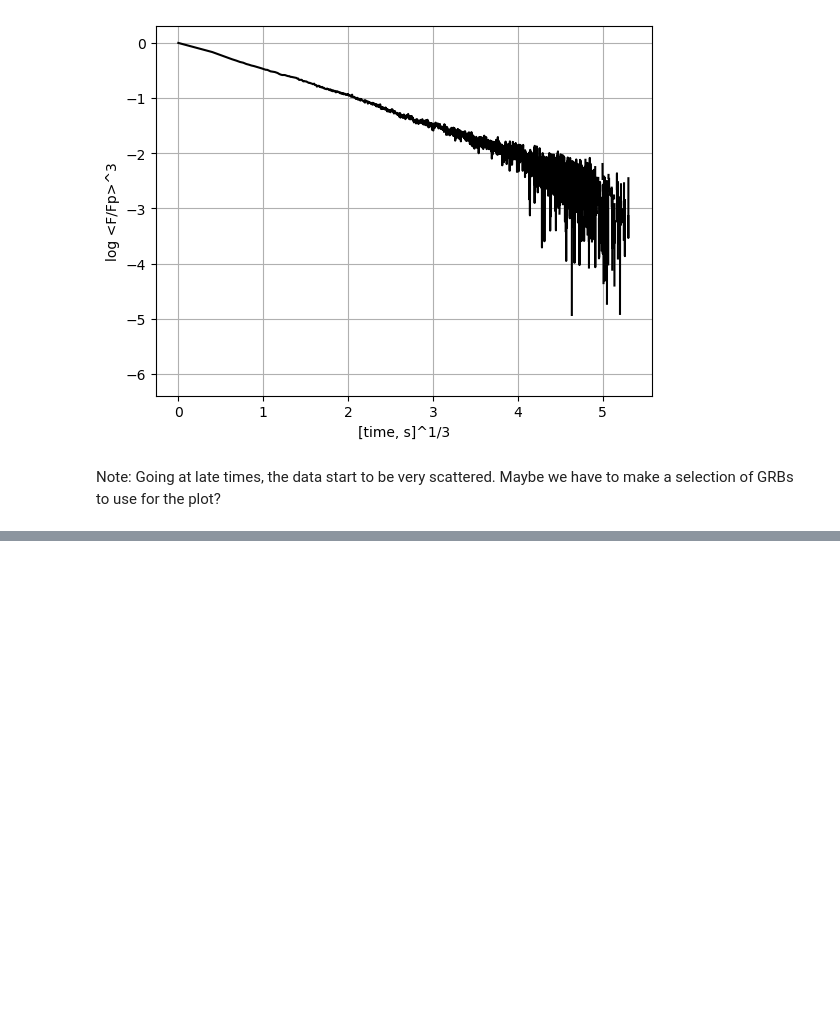
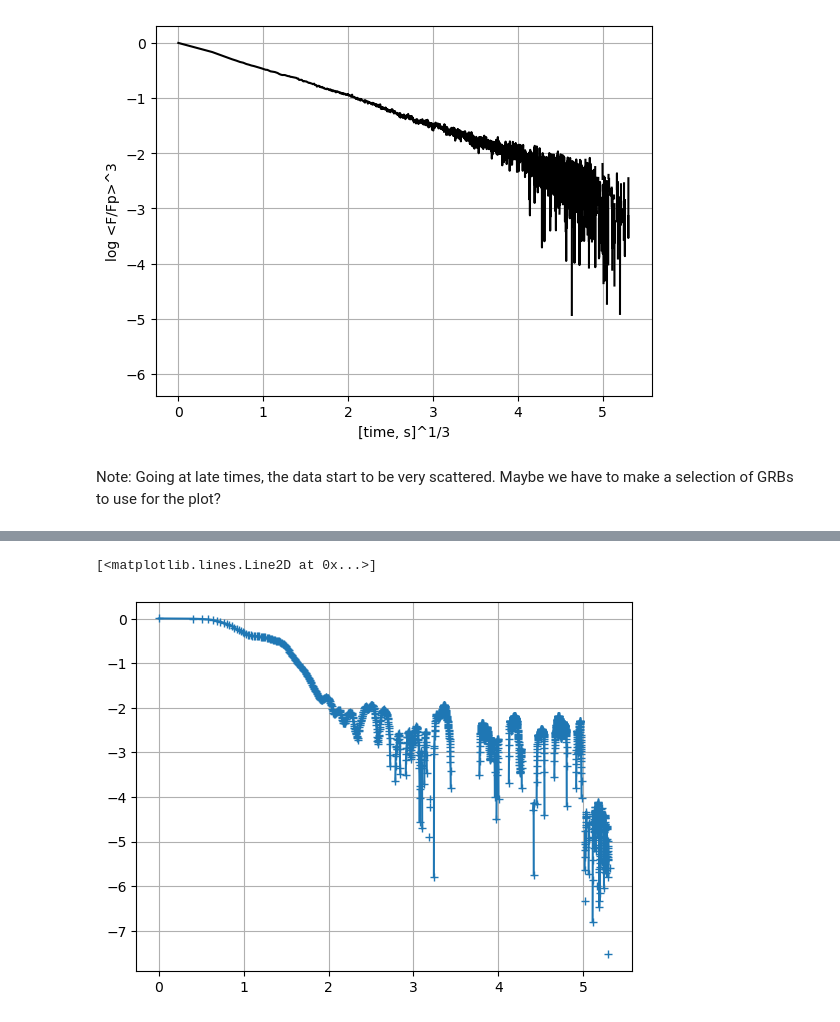
Before and after one commit to romanomaccary/geneticgrbs_v2, a Jupyter notebook: statistical_test/Real_GRBs_Test.ipynb, the cells around one changed output, grey strips where cells are left out. Saved outputs shown, nothing was run; the diff lists cells and outputs as text; code cells hidden in the pictures; blank space fills up the shorter version.

Commit message:
ACF calculation test (updated file)
Uploading the correct version of the notebook

```diff
--- a/statistical_test/Real_GRBs_Test.ipynb
+++ b/statistical_test/Real_GRBs_Test.ipynb
@@ -98,0 +106,20 @@ Note: Going at late times, the data start to be very scattered. Maybe we have to
+# %%
+bin_time = 0.064 #[s] temporal bins for BATSE
+file_path = 'E:/grb_to_test/CGRO_BATSE/'
+grb_list = ["00105_all_bs.out","00107_all_bs.out","00108_all_bs.out","00109_all_bs.out","00110_all_bs.out"]
+#grb_list = [grb_num.rstrip('\n') + '_all_bs.out' for grb_num in open(file_path + 'alltrig_long.list').readlines()] +  [grb_num.rstrip('\n') + '_all_bs.out' for grb_num in open(file_path + 'alltrig_short.list').readlines()]
+steps = np.arange(int(150/bin_time))
+acf = np.zeros_like(steps)
+for grb in grb_list:
+    times, counts, errs = np.loadtxt(file_path+grb_list[0], unpack=True)
+    acf = acf + [np.sum((np.roll(counts, u) * counts)[u:]) / np.sum(counts**2 - errs**2) for u in steps]
+acf /= len(grb_list)
+# %%
+#Plot average acf
+fig = plt.figure()
+ax = fig.add_subplot()
+ax.grid()
+ax.plot((steps*bin_time)**(1/3),np.log10(acf), marker = '+')
+# %% [output]
+[<matplotlib.lines.Line2D at 0x...>]
+[figure, added]
```
Also changed, not shown: parts of 2 cells of this notebook.
